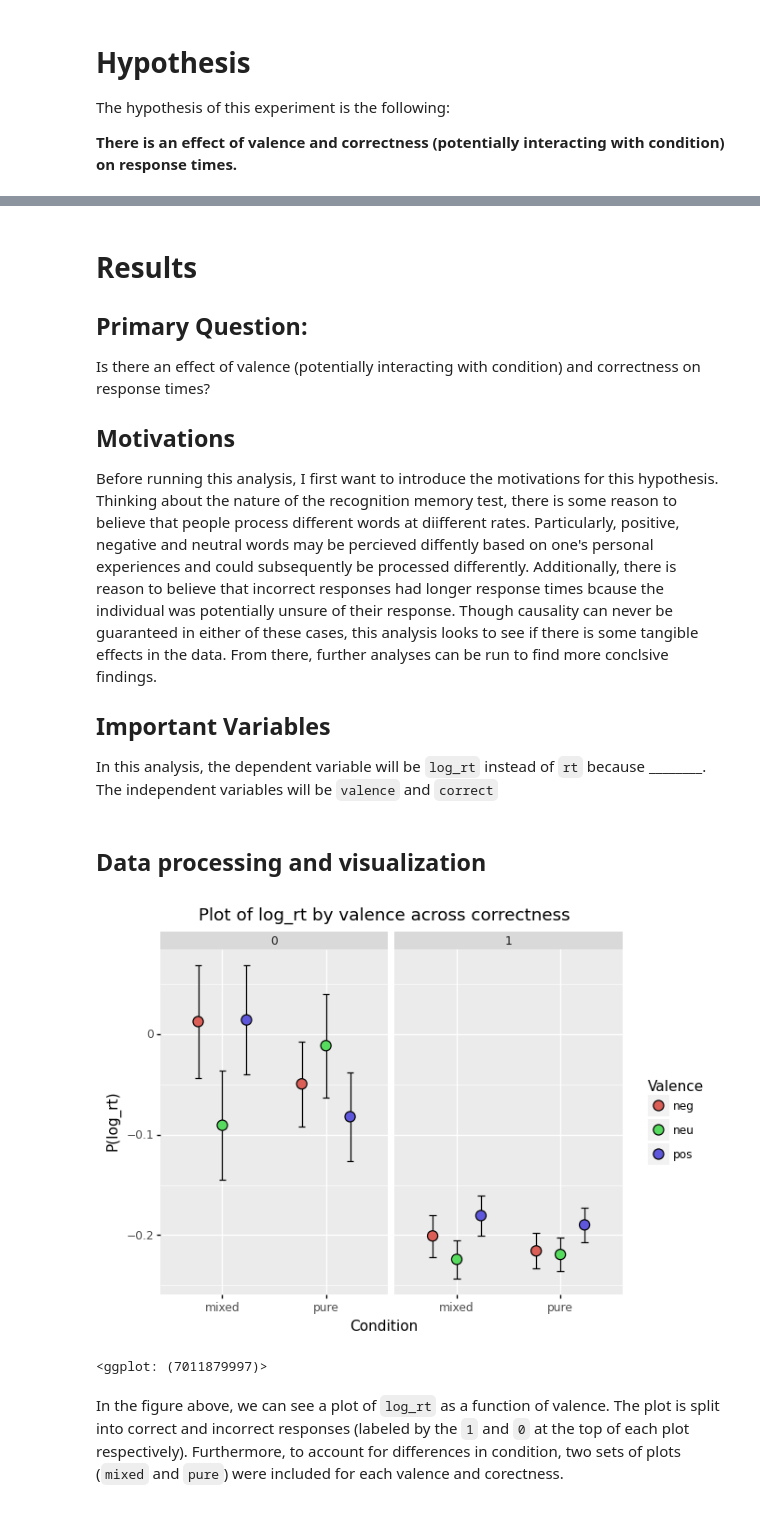
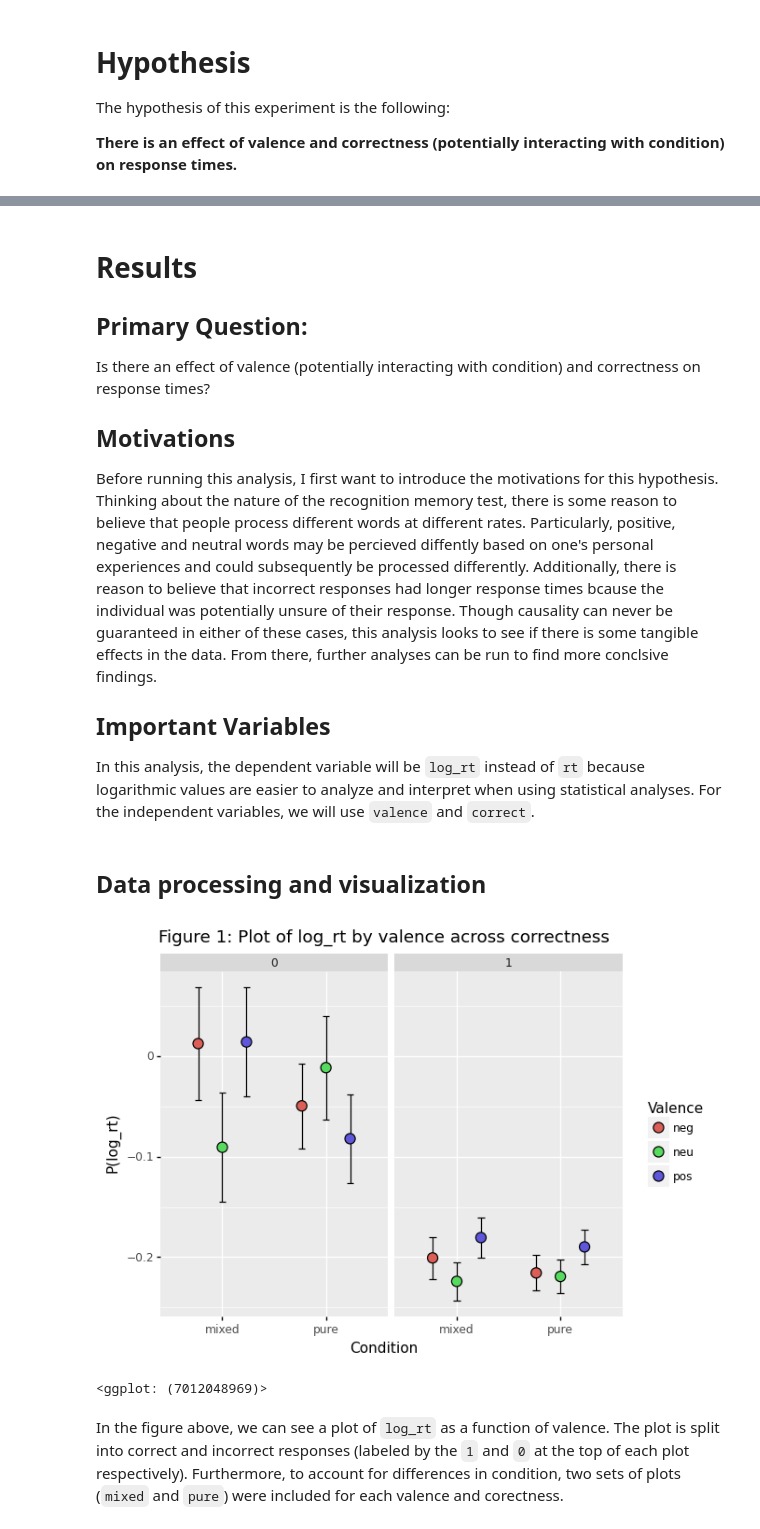
Before and after one commit to compmem/compsy, a Jupyter notebook: assignments/A09_Final_Project-jhr3kd.ipynb, the cells around one changed output, grey strips where cells are left out. Cells and saved outputs as stored; diff of their text form; code cells hidden in the pictures.

```diff
--- a/assignments/A09_Final_Project-jhr3kd.ipynb
+++ b/assignments/A09_Final_Project-jhr3kd.ipynb
@@ -236,34 +244,34 @@ Upon completion of the testing phase, the next block starts in the same way, and
 Is there an effect of valence (potentially interacting with condition) and correctness on response times?
 
 ## Motivations
-Before running this analysis, I first want to introduce the motivations for this hypothesis. Thinking about the nature of the recognition memory test, there is some reason to believe that people process different words at diifferent rates. Particularly, positive, negative and neutral words may be percieved diffently based on one's personal experiences and could subsequently be processed differently. Additionally, there is reason to believe that incorrect responses had longer response times bcause the individual was potentially unsure of their response.
+Before running this analysis, I first want to introduce the motivations for this hypothesis. Thinking about the nature of the recognition memory test, there is some reason to believe that people process different words at different rates. Particularly, positive, negative and neutral words may be percieved diffently based on one's personal experiences and could subsequently be processed differently. Additionally, there is reason to believe that incorrect responses had longer response times bcause the individual was potentially unsure of their response.
 Though causality can never be guaranteed in either of these cases, this analysis looks to see if there is some tangible effects in the data. From there, further analyses can be run to find more conclsive findings.
 
 ## Important Variables
-In this analysis, the dependent variable will be `log_rt` instead of `rt` because ________. The independent variables will be `valence` and `correct`
+In this analysis, the dependent variable will be `log_rt` instead of `rt` because logarithmic values are easier to analyze and interpret when using statistical analyses. For the independent variables, we will use `valence` and `correct`.
 # %% [markdown]
 ## Data processing and visualization
 # %%
 # creating the right dataframe to plot and visualize the problem stated above
 # get the error corrected by condition and whether they answered correctly
 res = ci_within(df_w,
                 indexvar='subj',       # column that identifies a subject
                 withinvars=['cond', 'correct', 'valence'],     # list of columns for grouping within subject
                 measvar='log_rt')        # dependent variable averaging over
 
 res = res.reset_index()
 
 p = (pn.ggplot(res, pn.aes('cond', 'mean', fill='valence'))
      + pn.geom_errorbar(pn.aes(ymin='mean-ci', ymax='mean+ci', width=0.2),
                         position=pn.position_dodge(.7))
      + pn.geom_point(position=pn.position_dodge(.7), size=4)
      + pn.facet_wrap('~ correct')
-     + pn.labs(title="Plot of log_rt by valence across correctness", x="Condition", y = "P(log_rt)", fill='Valence')
+     + pn.labs(title="Figure 1: Plot of log_rt by valence across correctness", x="Condition", y = "P(log_rt)", fill='Valence')
     )
 p
 # %% [output]
-[figure, old version]
+[figure, new version]
-<ggplot: (7011879997)>
+<ggplot: (7012048969)>
 # %% [markdown]
 In the figure above, we can see a plot of `log_rt` as a function of valence. The plot is split into correct and incorrect responses (labeled by the `1` and `0` at the top of each plot respectively). Furthermore, to account for differences in condition, two sets of plots (`mixed` and `pure`) were included for each valence and corectness.
 # %% [markdown]
```
Also changed, not shown: parts of 4 cells of this notebook.
